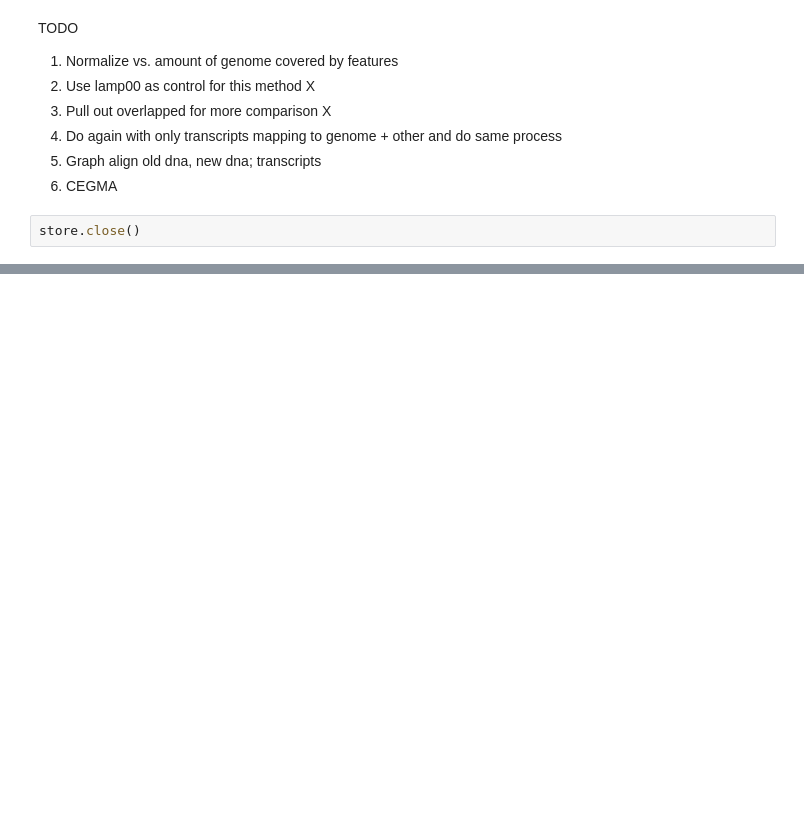
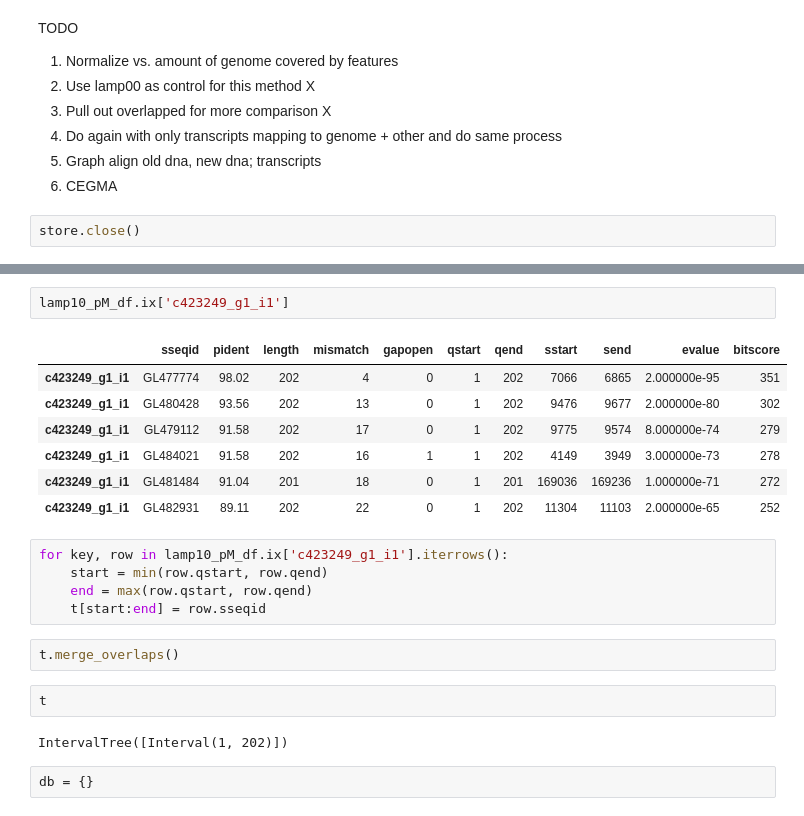
Before and after one commit to standage/2015-petMarSB, a Jupyter notebook: notebooks/petmar-cross-validate.ipynb, the cells around one changed output, grey strips where cells are left out. Drawn from its saved outputs; the diff is of its cells as text; blank space fills up the shorter version.

Commit message:
First pass at blast interval database

```diff
--- a/notebooks/petmar-cross-validate.ipynb
+++ b/notebooks/petmar-cross-validate.ipynb
@@ -402,0 +402,23 @@ store.close()
+# %%
+lamp10_pM_df.ix['c423249_g1_i1']
+# %% [output]
+|  | sseqid | pident | length | mismatch | gapopen | qstart | qend | sstart | send | evalue | bitscore |
+| c423249_g1_i1 | GL477774 | 98.02 | 202 | 4 | 0 | 1 | 202 | 7066 | 6865 | 2.000000e-95 | 351 |
+| c423249_g1_i1 | GL480428 | 93.56 | 202 | 13 | 0 | 1 | 202 | 9476 | 9677 | 2.000000e-80 | 302 |
+| c423249_g1_i1 | GL479112 | 91.58 | 202 | 17 | 0 | 1 | 202 | 9775 | 9574 | 8.000000e-74 | 279 |
+| c423249_g1_i1 | GL484021 | 91.58 | 202 | 16 | 1 | 1 | 202 | 4149 | 3949 | 3.000000e-73 | 278 |
+| c423249_g1_i1 | GL481484 | 91.04 | 201 | 18 | 0 | 1 | 201 | 169036 | 169236 | 1.000000e-71 | 272 |
+| c423249_g1_i1 | GL482931 | 89.11 | 202 | 22 | 0 | 1 | 202 | 11304 | 11103 | 2.000000e-65 | 252 |
+# %%
+for key, row in lamp10_pM_df.ix['c423249_g1_i1'].iterrows():
+    start = min(row.qstart, row.qend)
+    end = max(row.qstart, row.qend)
+    t[start:end] = row.sseqid
+# %%
+t.merge_overlaps()
+# %%
+t
+# %% [output]
+IntervalTree([Interval(1, 202)])
+# %%
+db = {}
```
Also changed, not shown: parts of 11 cells of this notebook.
